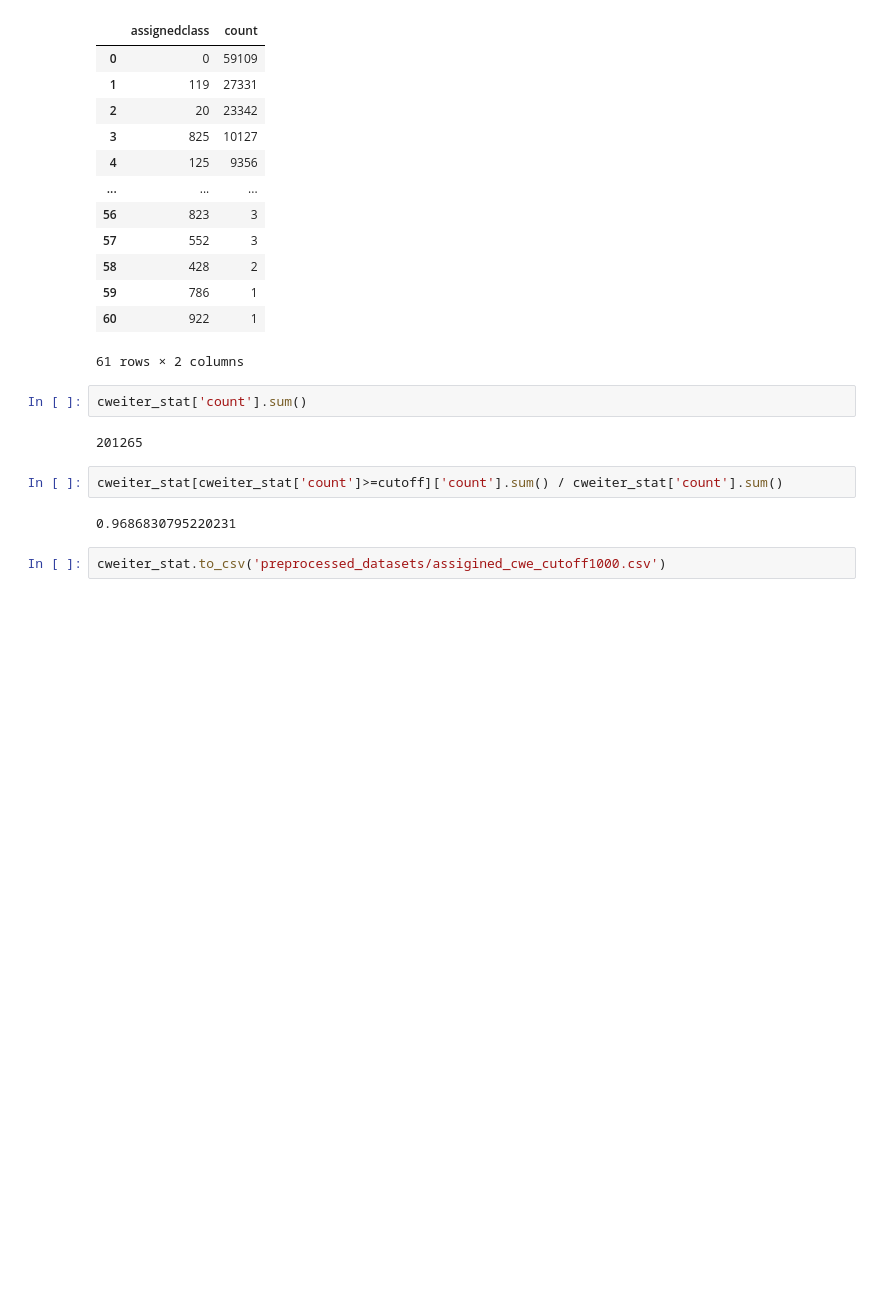
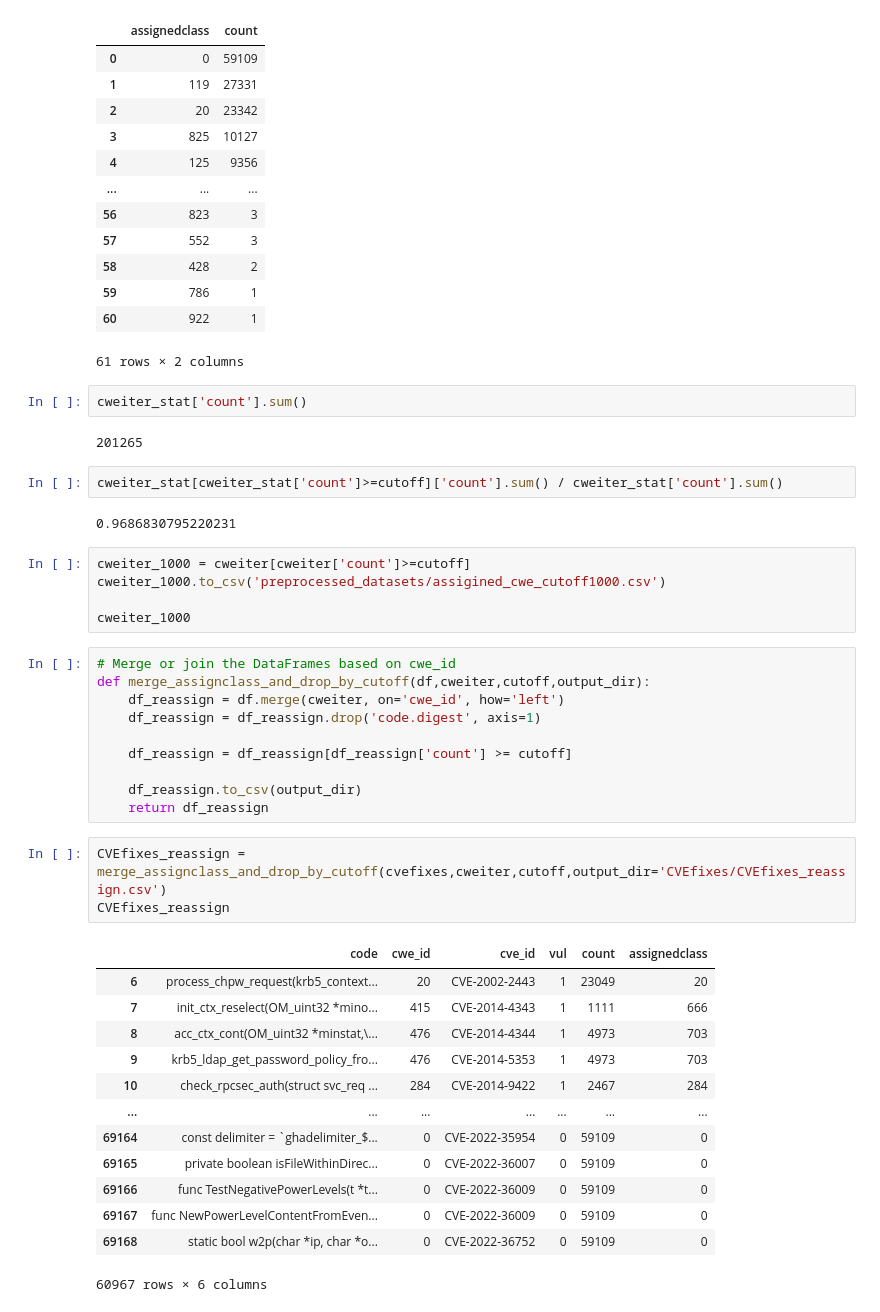
Before and after one commit to seunghee6022/TransVulDet, a Jupyter notebook: data_preprocessing/assign_cwes_ii.ipynb, the cells around one changed output. Cells and saved outputs as stored; diff of their text form; blank space fills up the shorter version.

Commit message:
save new reassigned CVEfixes/MSR dataset

```diff
--- a/data_preprocessing/assign_cwes_ii.ipynb
+++ b/data_preprocessing/assign_cwes_ii.ipynb
@@ -371,4 +371,34 @@ cweiter_stat[cweiter_stat['count']>=cutoff]['count'].sum() / cweiter_stat['count
 # %% [output]
 0.9686830795220231
 # %%
-cweiter_stat.to_csv('preprocessed_datasets/assigined_cwe_cutoff1000.csv')
+cweiter_1000 = cweiter[cweiter['count']>=cutoff]
+cweiter_1000.to_csv('preprocessed_datasets/assigined_cwe_cutoff1000.csv')
+
+cweiter_1000
+# %%
+# Merge or join the DataFrames based on cwe_id
+def merge_assignclass_and_drop_by_cutoff(df,cweiter,cutoff,output_dir):
+    df_reassign = df.merge(cweiter, on='cwe_id', how='left')
+    df_reassign = df_reassign.drop('code.digest', axis=1)
+
+    df_reassign = df_reassign[df_reassign['count'] >= cutoff]
+
+    df_reassign.to_csv(output_dir)
+    return df_reassign
+# %%
+CVEfixes_reassign = merge_assignclass_and_drop_by_cutoff(cvefixes,cweiter,cutoff,output_dir='CVEfixes/CVEfixes_reassign.csv')
+CVEfixes_reassign
+# %% [output]
+|  | code | cwe_id | cve_id | vul | count | assignedclass |
+| 6 | process_chpw_request(krb5_context... | 20 | CVE-2002-2443 | 1 | 23049 | 20 |
+| 7 | init_ctx_reselect(OM_uint32 *mino... | 415 | CVE-2014-4343 | 1 | 1111 | 666 |
+| 8 | acc_ctx_cont(OM_uint32 *minstat,\... | 476 | CVE-2014-4344 | 1 | 4973 | 703 |
+| 9 | krb5_ldap_get_password_policy_fro... | 476 | CVE-2014-5353 | 1 | 4973 | 703 |
+| 10 | check_rpcsec_auth(struct svc_req ... | 284 | CVE-2014-9422 | 1 | 2467 | 284 |
+| ... | ... | ... | ... | ... | ... | ... |
+| 69164 | const delimiter = `ghadelimiter_$... | 0 | CVE-2022-35954 | 0 | 59109 | 0 |
+| 69165 | private boolean isFileWithinDirec... | 0 | CVE-2022-36007 | 0 | 59109 | 0 |
+| 69166 | func TestNegativePowerLevels(t *t... | 0 | CVE-2022-36009 | 0 | 59109 | 0 |
+| 69167 | func NewPowerLevelContentFromEven... | 0 | CVE-2022-36009 | 0 | 59109 | 0 |
+| 69168 | static bool w2p(char *ip, char *o... | 0 | CVE-2022-36752 | 0 | 59109 | 0 |
+60967 rows × 6 columns
```
Also changed, not shown: parts of 1 cell of this notebook.
